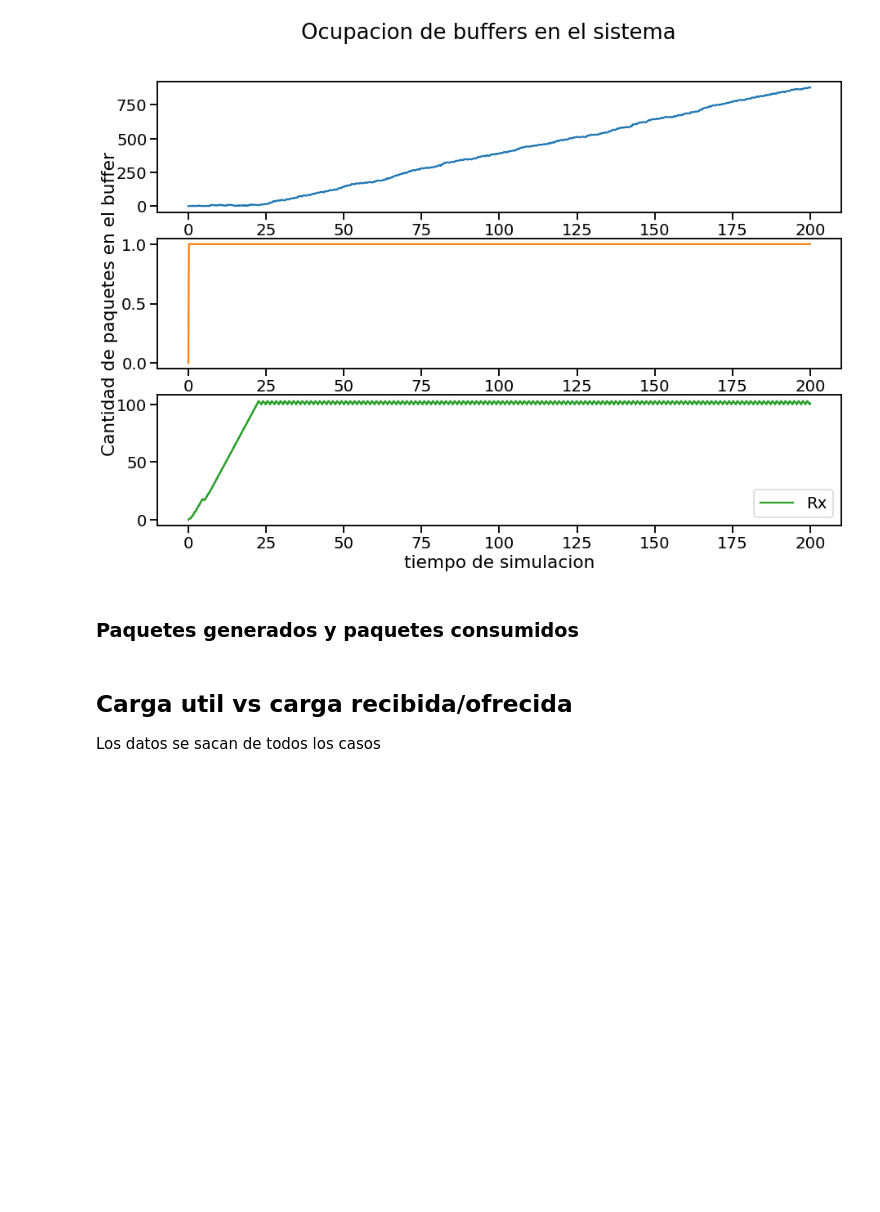
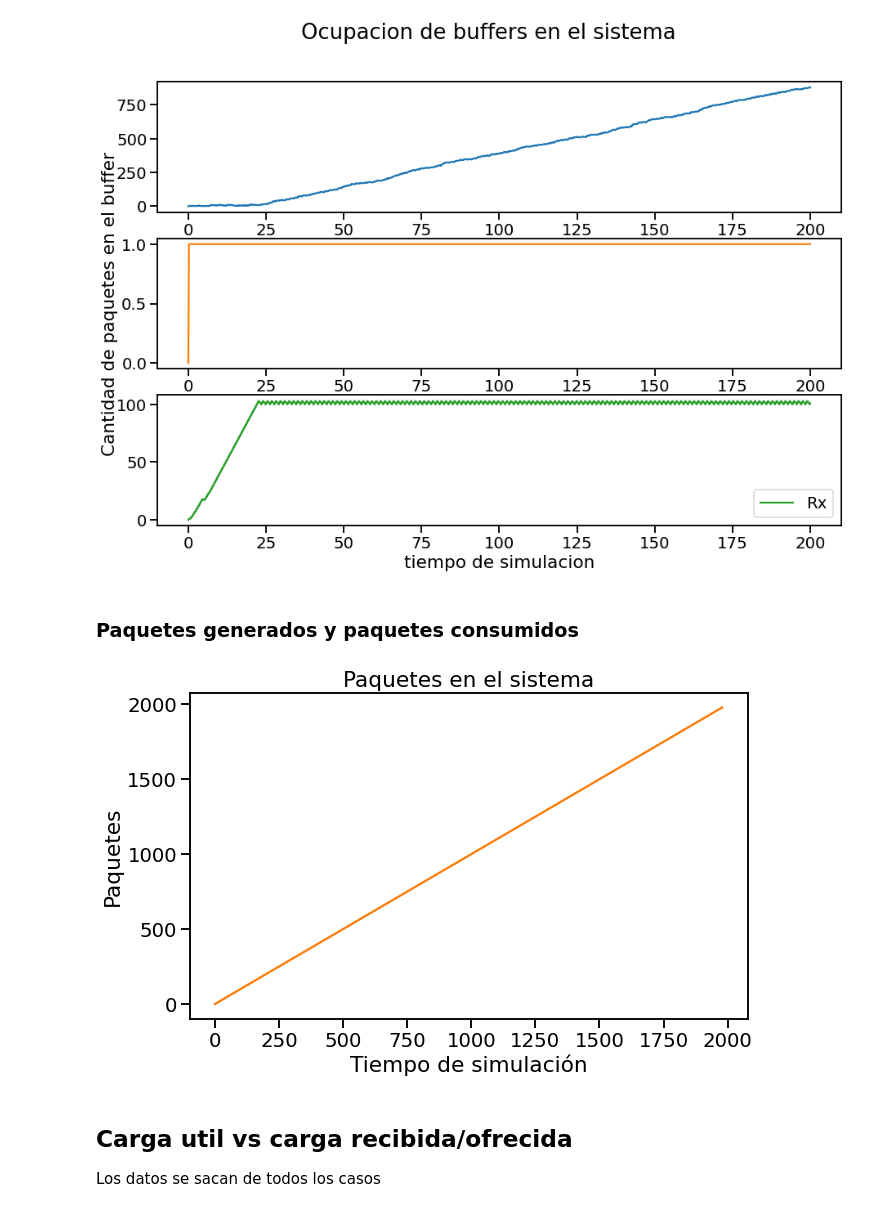
Before and after one commit to Kidmand/Redes-LAB-3, a Jupyter notebook: Notebook-results.ipynb, the cells around one changed output. Cells and saved outputs as stored; diff of their text form; code cells hidden in the pictures; blank space fills up the shorter version.

```diff
--- a/Notebook-results.ipynb
+++ b/Notebook-results.ipynb
@@ -65,41 +67,58 @@ plt.show
 # %% [markdown]
 ### Paquetes generados y paquetes consumidos
 # %%
-# FIXME: datos no cargados
+# FIXME: datos incorrectos
+caso = data[0]
 # Extraemos la info
-time_gen = data.loc[(data['module'] == 'Network.nodeTx.gen') & (data['name'] == 'packetSent'), 'vectime'].tolist()
-packets_gen = data.loc[(data['module'] == 'Network.nodeTx.gen') & (data['name'] == 'packetSent'), 'vecvalue'].tolist()
+time_gen = caso.loc[(caso['module'] == 'Network.nodeTx.gen') & (caso['name'] == 'packetSent'), 'vectime'].tolist()
+packets_gen = caso.loc[(caso['module'] == 'Network.nodeTx.gen') & (caso['name'] == 'packetSent'), 'vecvalue'].tolist()
 
-time_sink = data.loc[(data['module'] == 'Network.nodeRx.sink') & (data['name'] == 'Delay'), 'vecvalue'].tolist()
-packets_sink = data.loc[(data['module'] == 'Network.nodeRx.sink') & (data['name'] == 'packetReceived'), 'vecvalue'].tolist()
+time_sink = caso.loc[(caso['module'] == 'Network.nodeRx.sink') & (caso['name'] == 'packetReceived'), 'vectime'].tolist()
+packets_sink = caso.loc[(caso['module'] == 'Network.nodeRx.sink') & (caso['name'] == 'packetReceived'), 'vecvalue'].tolist()
 
 # Convertimos los valores a flotantes
 time_gen = list(map(float,time_gen[0].split()))
 packets_gen = list(map(float,packets_gen[0].split()))
 time_sink = list(map(float,time_sink[0].split()))
 packets_sink = list(map(float,packets_sink[0].split()))
 
-#FIXME: terminar
-# # Comprobar cuál lista es más corta y necesitará ser rellenada
-# if len(time_gen) < len(time_sink):
-#     # Calcular cuántos valores de relleno necesitamos
-#     fill_count = len(time_sink) - len(time_gen)
-#     # Agregar valores de relleno al final de la lista más corta
-#     time_gen += [time_gen[len(time_gen)-1]] * fill_count
-#     packets_gen += [packets_gen[len(packets_gen)-1]] * fill_count
-# else:
-#     fill_count = len(time_gen) - len(time_sink)
-#     time_sink += [time_sink[len(time_sink)]] * fill_count
-#     packets_sink += [time_sink[len(packets_sink)]] * fill_count
+time = []
+count_gen = 0
+count_sink = 0
+while count_gen < len(time_gen) or count_sink < len(time_sink):
+    if count_gen < len(time_gen) and ( count_sink >= len(time_sink) or (count_sink < len(time_sink) and time_gen[count_gen] < time_sink[count_sink])):
+        time.append(time_gen[count_gen])
+        count_gen += 1
+    else:
+        time.append(time_sink[count_sink])
+        count_sink += 1
 
-# # Graficamos el gráfico de líneas
-# plt.figure(figsize=(10, 6))
-# plt.plot(time_gen, packets_gen, color='tab:orange', label='gen')
-# plt.plot(time_sink, packets_sink, color='tab:blue', label='sink')
-# plt.title('Paquetes generados vs recibidos')
-# plt.xlabel('Tiempo de simulación')
-# plt.ylabel('Paquetes')
-# plt.show()
+network_packets = []
+count_gen = 0
+for i in range(0,len(time)):
+    if count_gen < len(time_gen) and time_gen[count_gen] <= time[i] :
+        network_packets.append(packets_gen[count_gen])
+        count_gen += 1
+    else:
+        network_packets.append(packets_gen[count_gen-1])
+
+network_packets_copy = network_packets.copy()
+count_sink = 0
+for i in range(0,len(time)):
+    if count_sink < len(time_sink) and time_sink[count_sink] <= time[i]: # FIXME: por los datos mal tomados no anda bien esta guarda
+        network_packets[i] -= packets_sink[count_sink]
+    else:
+        count_sink += 1
+
+# Graficamos el gráfico de líneas
+plt.figure(figsize=(10, 6))
+plt.plot(network_packets_copy, network_packets, color='tab:orange', label='pks')
+plt.title('Paquetes en el sistema')
+plt.xlabel('Tiempo de simulación')
+plt.ylabel('Paquetes')
+plt.show()
+# %% [output]
+[figure, added]
 # %% [markdown]
 ## Carga util vs carga recibida/ofrecida
 Los datos se sacan de todos los casos
```
Also changed, not shown: parts of 3 cells of this notebook.
